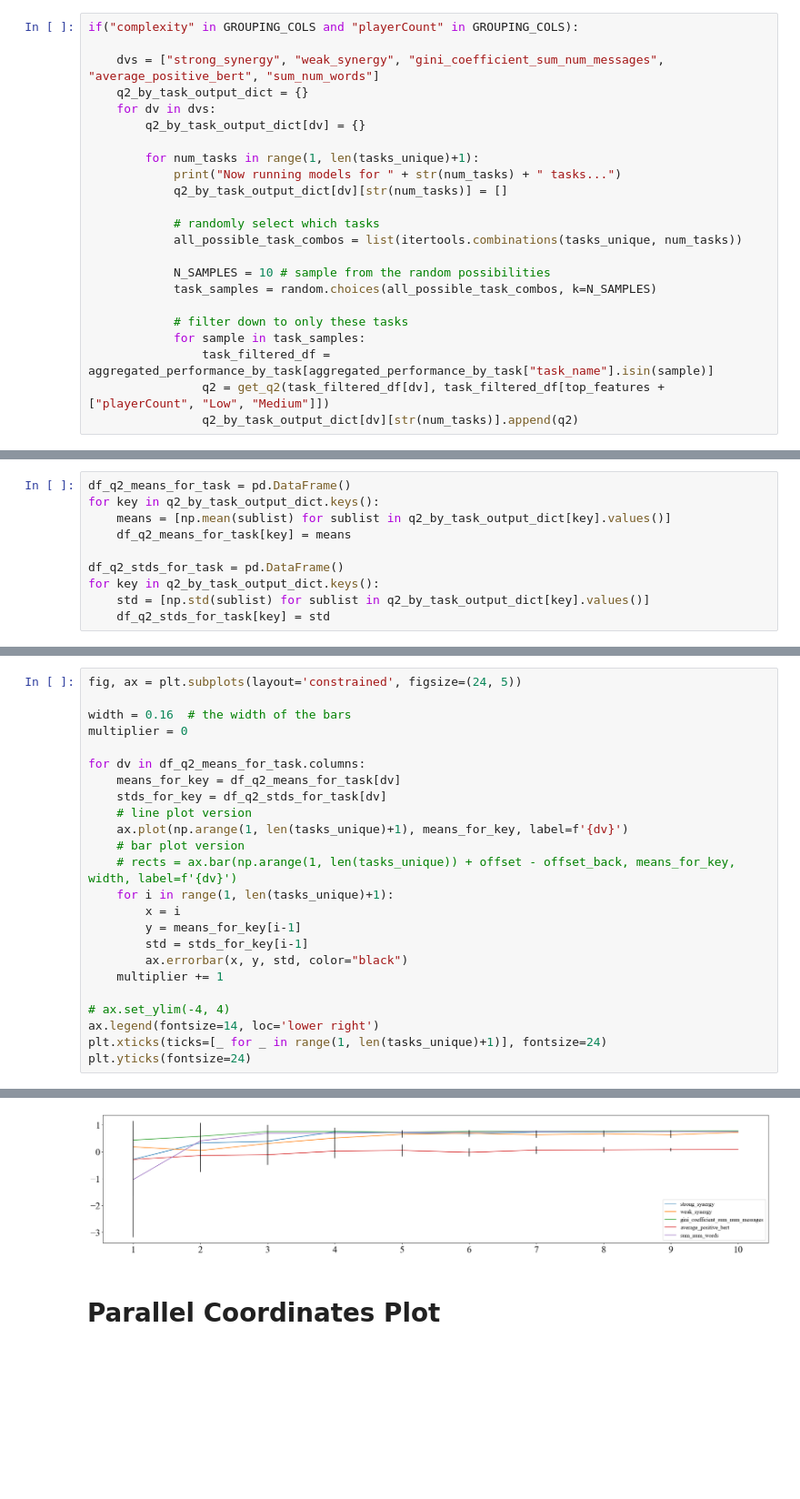
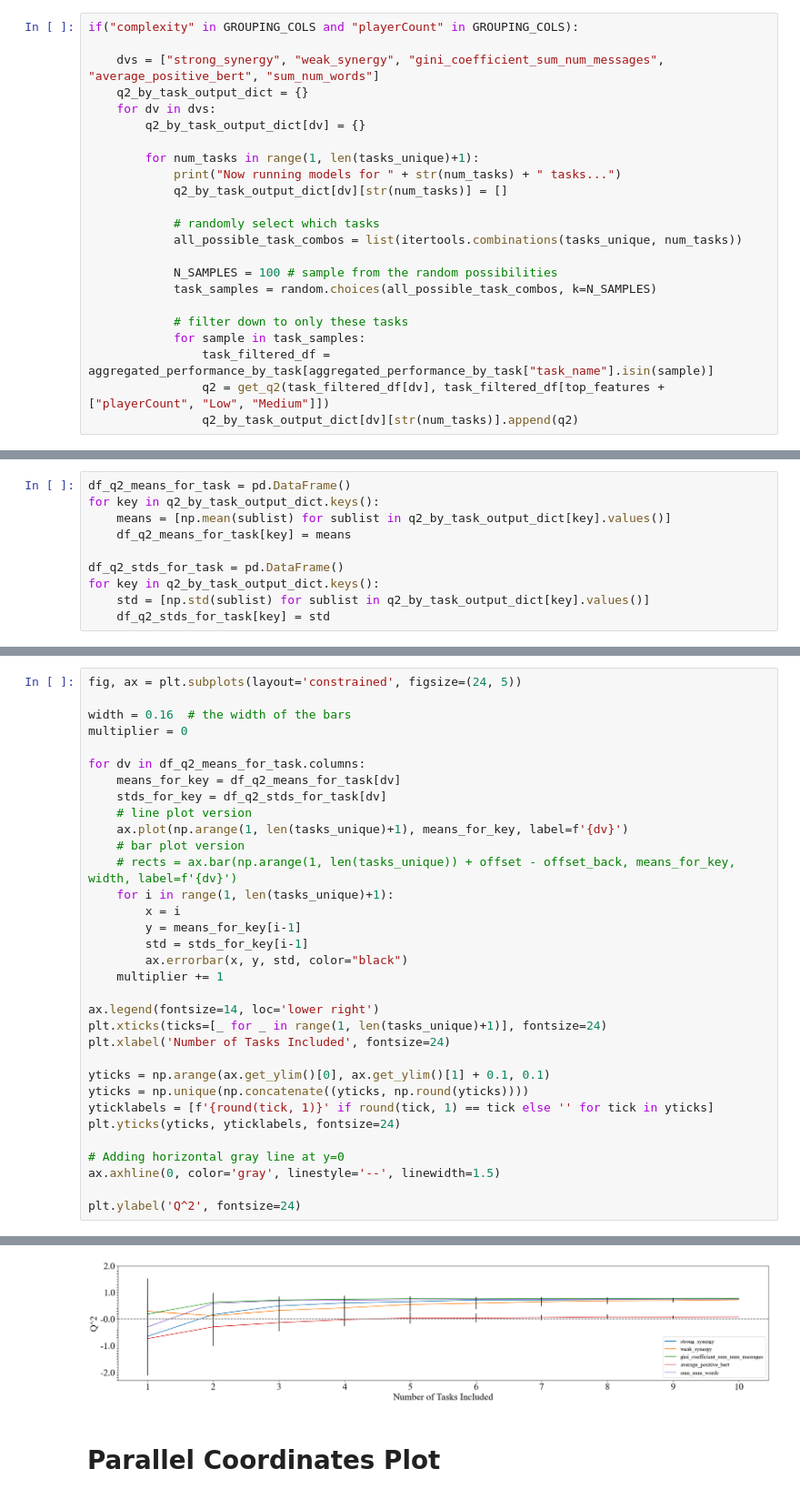
Before and after one commit to xehu/tpm-horse-race-modeling, a Jupyter notebook: task_map_explorations_with_multitask/taskspace_rr_analyses.ipynb, the cells around one changed output, grey strips where cells are left out. Shown at 91% size. Cells and saved outputs as stored; diff of their text form; blank space fills up the shorter version.

Commit message:
more updates for task mapping rr and plotting

```diff
--- a/task_map_explorations_with_multitask/taskspace_rr_analyses.ipynb
+++ b/task_map_explorations_with_multitask/taskspace_rr_analyses.ipynb
@@ -1075,7 +1068,7 @@ if("complexity" in GROUPING_COLS and "playerCount" in GROUPING_COLS):
             # randomly select which tasks
             all_possible_task_combos = list(itertools.combinations(tasks_unique, num_tasks))
 
-            N_SAMPLES = 10 # sample from the random possibilities
+            N_SAMPLES = 100 # sample from the random possibilities
             task_samples = random.choices(all_possible_task_combos, k=N_SAMPLES)
 
             # filter down to only these tasks
@@ -1131,8 +1138,17 @@ for dv in df_q2_means_for_task.columns:
         ax.errorbar(x, y, std, color="black")
     multiplier += 1
 
-# ax.set_ylim(-4, 4)
 ax.legend(fontsize=14, loc='lower right')
 plt.xticks(ticks=[_ for _ in range(1, len(tasks_unique)+1)], fontsize=24)
-plt.yticks(fontsize=24)
+plt.xlabel('Number of Tasks Included', fontsize=24)
+
+yticks = np.arange(ax.get_ylim()[0], ax.get_ylim()[1] + 0.1, 0.1)
+yticks = np.unique(np.concatenate((yticks, np.round(yticks))))
+yticklabels = [f'{round(tick, 1)}' if round(tick, 1) == tick else '' for tick in yticks]
+plt.yticks(yticks, yticklabels, fontsize=24)
+
+# Adding horizontal gray line at y=0
+ax.axhline(0, color='gray', linestyle='--', linewidth=1.5)
+
+plt.ylabel('Q^2', fontsize=24)
 # %% [output]
@@ -1147,4 +1156,4 @@ plt.yticks(fontsize=24)
-[figure, old version]
+[figure, new version]
 # %% [markdown]
 # Parallel Coordinates Plot
 # %%
```
Also changed, not shown: parts of 5 cells of this notebook.
